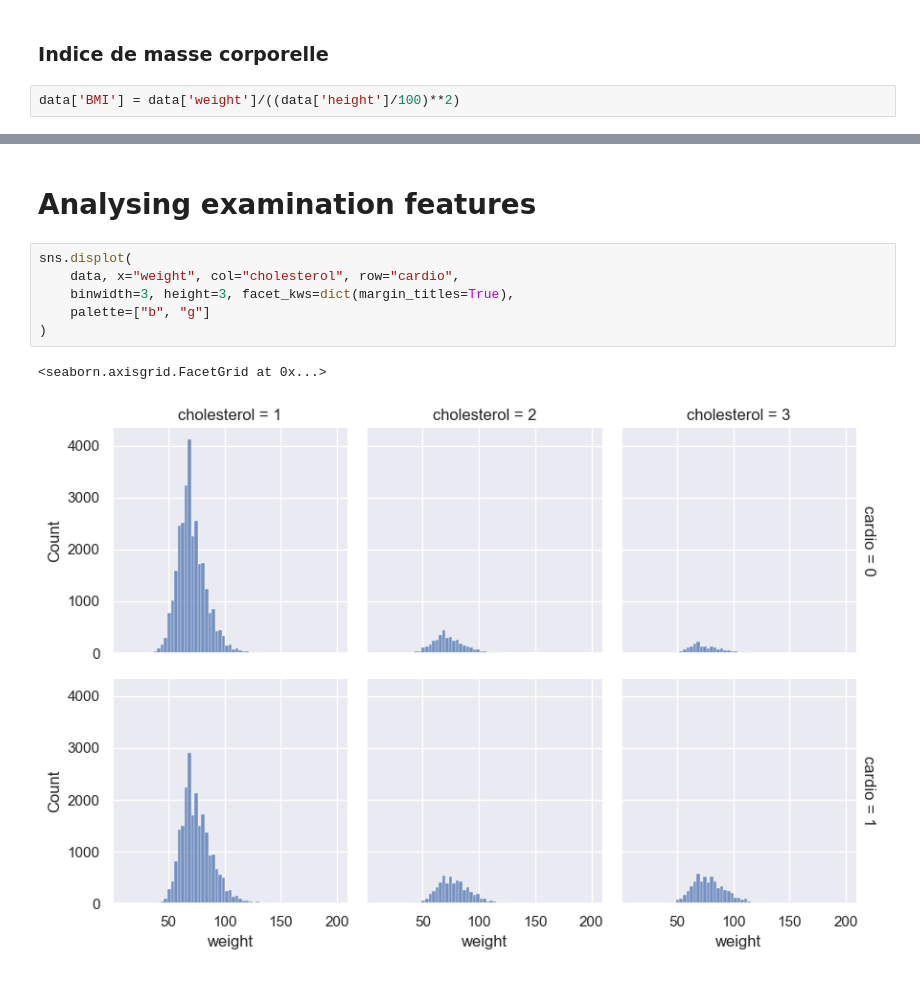
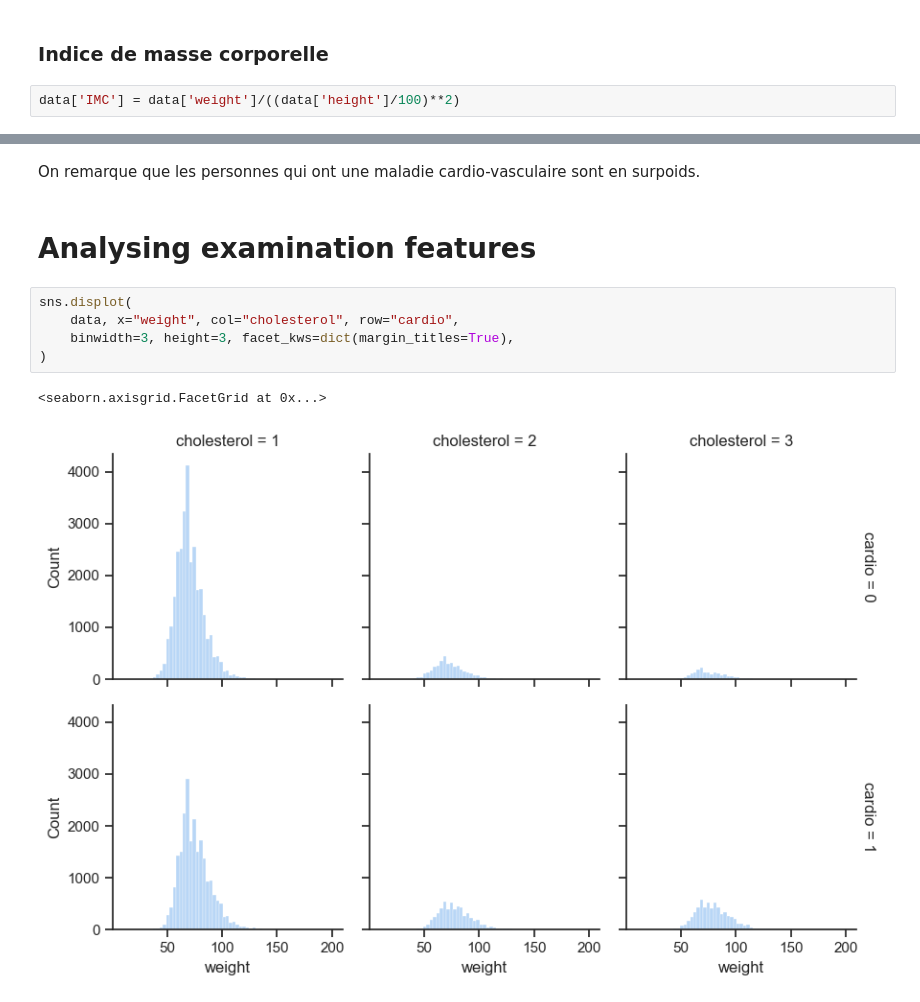
Before and after one commit to OussamaLay/maladie-cardiovasculaire, a Jupyter notebook: cardio.ipynb, the cells around one changed output, grey strips where cells are left out. Drawn from its saved outputs; the diff is of its cells as text.

Commit message:
visualisation des donnees et entrainement des modeles

```diff
--- a/cardio.ipynb
+++ b/cardio.ipynb
@@ -119,7 +120,7 @@ On observe que, en moyenne, les patients avec une maladie cardio-vasculaire sont
 # %% [markdown]
 ### Indice de masse corporelle
 # %%
-data['BMI'] = data['weight']/((data['height']/100)**2)
+data['IMC'] = data['weight']/((data['height']/100)**2)
 # %%
 plt.figure(figsize=(10, 6))
 
@@ -129,14 +130,15 @@ plt.show()
 # %% [output]
 <Figure size 1000x600 with 0 Axes>
 [figure]
+# %% [markdown]
+On remarque que les personnes qui ont une maladie cardio-vasculaire sont en surpoids.
 # %% [markdown]
 # Analysing examination features
 # %%
 sns.displot(
     data, x="weight", col="cholesterol", row="cardio",
     binwidth=3, height=3, facet_kws=dict(margin_titles=True),
-    palette=["b", "g"]
 )
 # %% [output]
 <seaborn.axisgrid.FacetGrid at 0x...>
-[figure, old version]
+[figure, new version]
```
Also changed, not shown: parts of 41 cells of this notebook, 1 other file.
